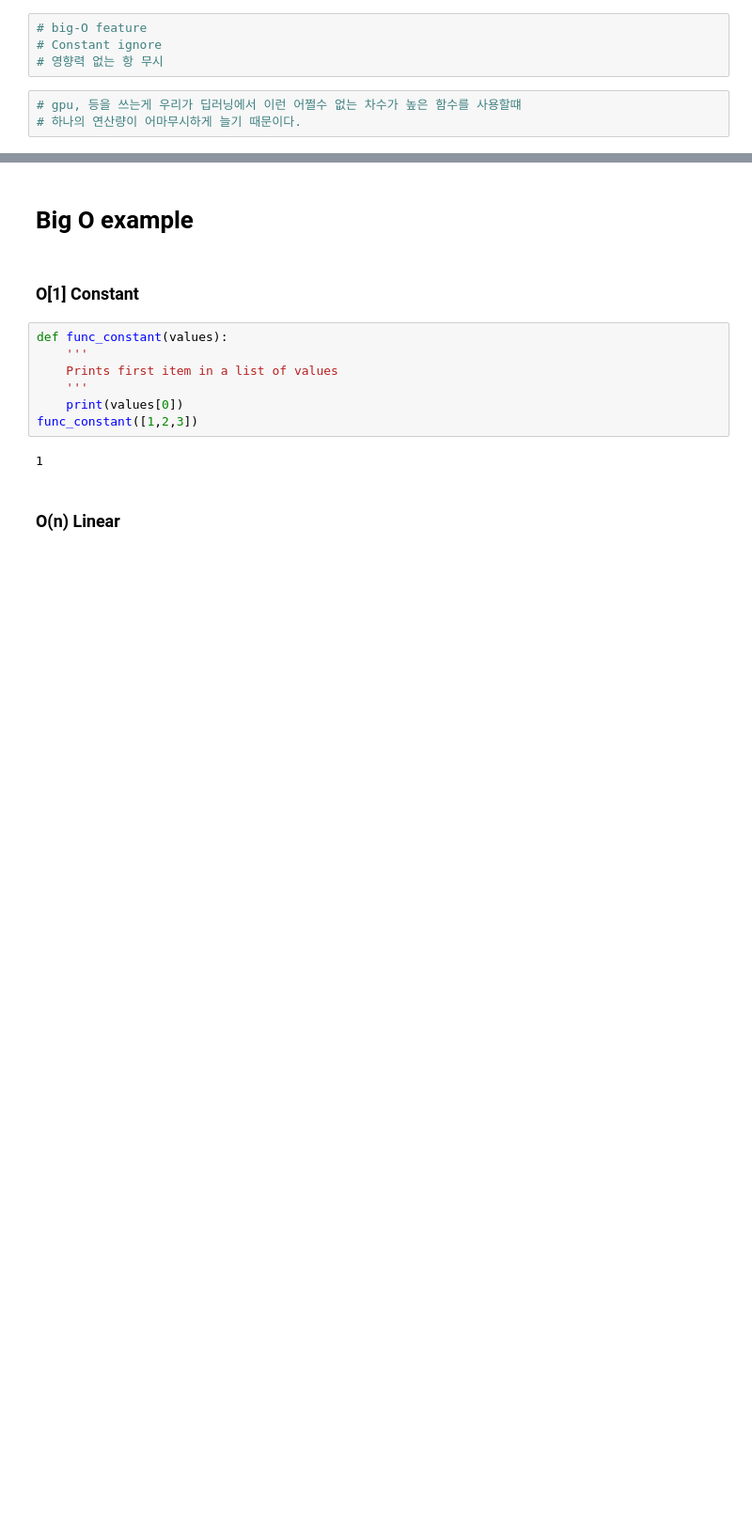
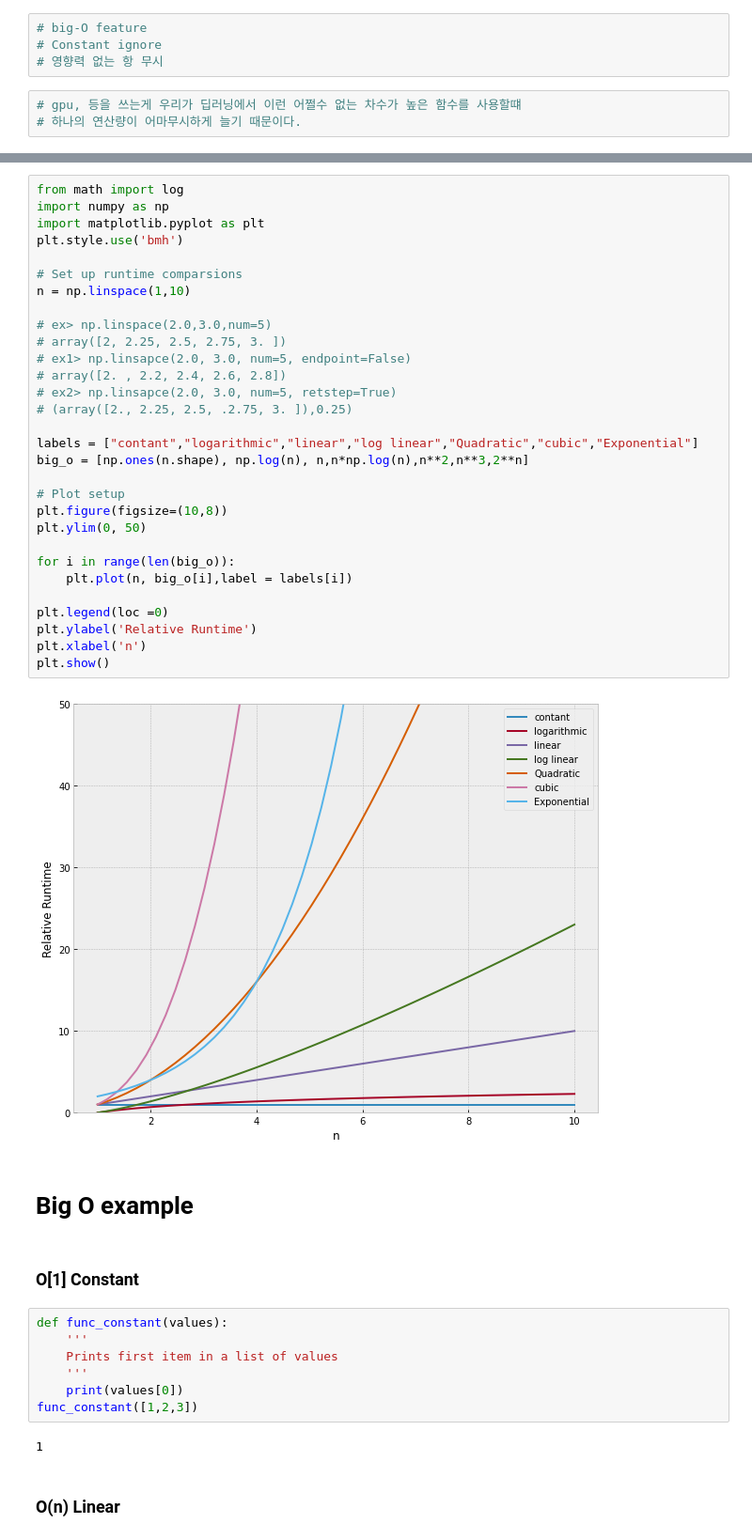
Before and after one commit to FLY-CODE77/Python_algorithms, a Jupyter notebook: Big_O/Big_O_notation.ipynb, the cells around one changed output, grey strips where cells are left out. Shown: that part at 94% size. Cells and saved outputs as stored; diff of their text form; blank space fills up the shorter version.

```diff
--- a/Big_O/Big_O_notation.ipynb
+++ b/Big_O/Big_O_notation.ipynb
@@ -12,3 +48,35 @@
+# %%
+from math import log
+import numpy as np
+import matplotlib.pyplot as plt
+plt.style.use('bmh')
+
+# Set up runtime comparsions
+n = np.linspace(1,10)
+
+# ex> np.linspace(2.0,3.0,num=5)
+# array([2, 2.25, 2.5, 2.75, 3. ])
+# ex1> np.linsapce(2.0, 3.0, num=5, endpoint=False)
+# array([2. , 2.2, 2.4, 2.6, 2.8])
+# ex2> np.linsapce(2.0, 3.0, num=5, retstep=True)
+# (array([2., 2.25, 2.5, .2.75, 3. ]),0.25)
+
+labels = ["contant","logarithmic","linear","log linear","Quadratic","cubic","Exponential"]
+big_o = [np.ones(n.shape), np.log(n), n,n*np.log(n),n**2,n**3,2**n]
+
+# Plot setup
+plt.figure(figsize=(10,8))
+plt.ylim(0, 50)
+
+for i in range(len(big_o)):
+    plt.plot(n, big_o[i],label = labels[i])
+
+plt.legend(loc =0)
+plt.ylabel('Relative Runtime')
+plt.xlabel('n')
+plt.show()
+# %% [output]
+[figure, added]
 # %% [markdown]
 # Big O example
 # %% [markdown]
```
Also changed, not shown: parts of 8 cells of this notebook.
